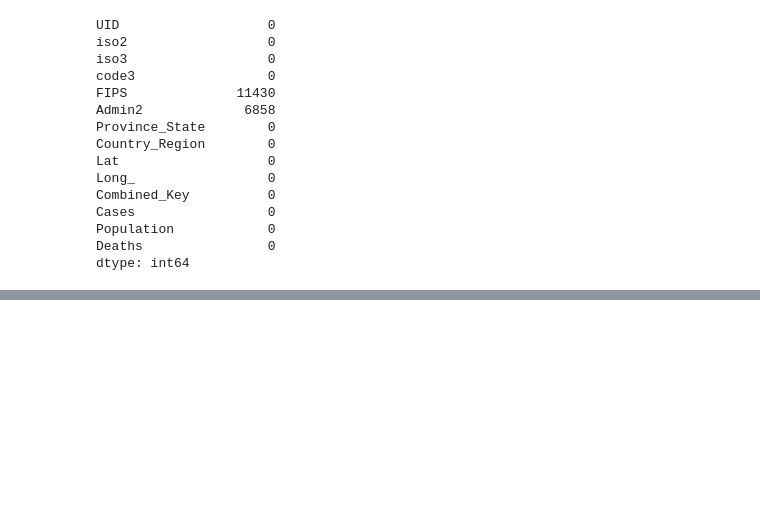
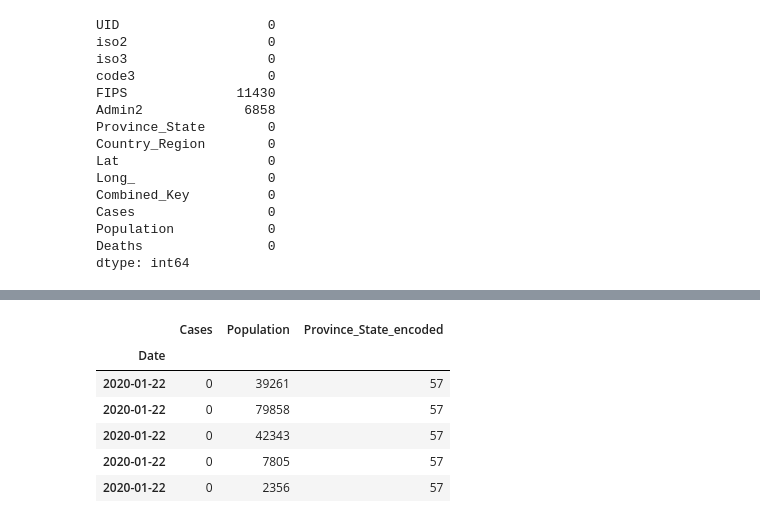
Before and after one commit to joshmatni/cs431-project, a Jupyter notebook: eda_covid.ipynb, the cells around one changed output, grey strips where cells are left out. Saved outputs shown, nothing was run; the diff lists cells and outputs as text; code cells hidden in the pictures; blank space fills up the shorter version.

Commit message:
began lstm on subset of data

```diff
--- a/eda_covid.ipynb
+++ b/eda_covid.ipynb
@@ -416,0 +349,25 @@ print("Test loss (MSE):", test_loss)
+# %%
+from sklearn.preprocessing import LabelEncoder
+
+label_encoder = LabelEncoder()
+
+# create ne column for encoded province/state vals
+merged_df['Province_State_encoded'] = label_encoder.fit_transform(merged_df['Province_State'])
+merged_df.drop(columns=['Province_State'], inplace=True)
+
+# testing on 'Wyoming'
+wyoming_encoded = label_encoder.transform(['Wyoming'])[0]
+
+# Filter the DataFrame for the rows corresponding to Wyoming
+subset_df = merged_df[merged_df['Province_State_encoded'] == wyoming_encoded].copy()
+
+subset_df.drop(columns='Deaths', inplace=True) # dropping deaths for now
+subset_df.head()
+# %% [output]
+|  | Cases | Population | Province_State_encoded |
+| Date |  |  |  |
+| 2020-01-22 | 0 | 39261 | 57 |
+| 2020-01-22 | 0 | 79858 | 57 |
+| 2020-01-22 | 0 | 42343 | 57 |
+| 2020-01-22 | 0 | 7805 | 57 |
+| 2020-01-22 | 0 | 2356 | 57 |
```
Also changed, not shown: parts of 5 cells of this notebook.
